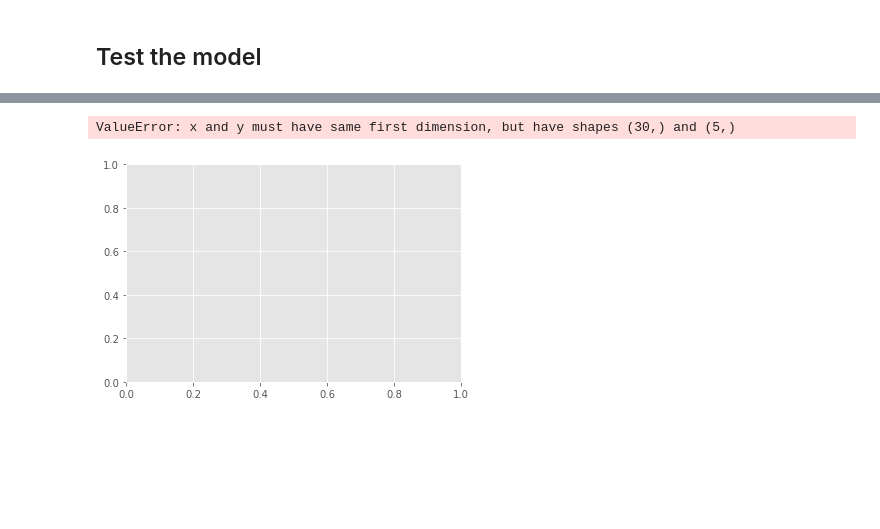
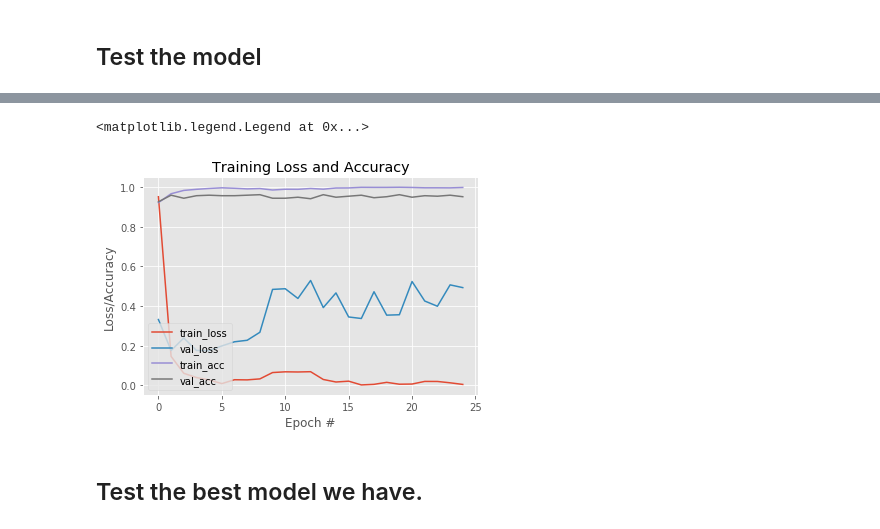
Before and after one commit to bnati5/FaceMe, a Jupyter notebook: notebooks/Training-model.ipynb, the cells around one changed output, grey strips where cells are left out. Saved outputs shown, nothing was run; the diff lists cells and outputs as text; code cells hidden in the pictures; blank space fills up the shorter version.

```diff
--- a/notebooks/Training-model.ipynb
+++ b/notebooks/Training-model.ipynb
@@ -82,7 +86,8 @@ print(features.shape, target.shape)
 # Normalize
 features = features / 255.
 # %%
-X_train, X_test, Y_train, Y_test = train_test_split(features, target, test_size=0.1)
+X_train, X_test, Y_train, Y_test = train_test_split(features, target, test_size=0.2)
+epochs = 25
 # %%
 model.compile(optimizer='adam',
               loss=tf.losses.categorical_crossentropy,
@@ -90,6 +95,6 @@ model.compile(optimizer='adam',
 
 H = model.fit(X_train,
                     Y_train,
-                    epochs=5,
-                    validation_split=0.1)
+                    epochs=epochs,
+                    validation_split=0.12)
 # %% [output]
@@ -166,20 +176,22 @@ weighted avg       1.00      1.00      1.00       408
 # %%
 # plot the training loss and accuracy
 
 import matplotlib.pyplot as plt
 
 plt.style.use("ggplot")
 plt.figure()
 
-plt.plot(np.arange(0, 30), H.history["loss"], label="train_loss")
-plt.plot(np.arange(0, 30), H.history["val_loss"], label="val_loss")
-plt.plot(np.arange(0, 30), H.history["acc"], label="train_acc")
-plt.plot(np.arange(0, 30), H.history["val_acc"], label="val_acc")
+plt.plot(np.arange(0, epochs), H.history["loss"], label="train_loss")
+plt.plot(np.arange(0, epochs), H.history["val_loss"], label="val_loss")
+plt.plot(np.arange(0, epochs), H.history["acc"], label="train_acc")
+plt.plot(np.arange(0, epochs), H.history["val_acc"], label="val_acc")
 
 plt.title("Training Loss and Accuracy")
 plt.xlabel("Epoch #")
 plt.ylabel("Loss/Accuracy")
 plt.legend(loc="lower left")
 # %% [output]
-ValueError: x and y must have same first dimension, but have shapes (30,) and (5,)
+<matplotlib.legend.Legend at 0x...>
-[figure, old version]
+[figure, new version]
+# %% [markdown]
+## Test the best model we have.
```
Also changed, not shown: parts of 12 cells of this notebook, 54 other files.
